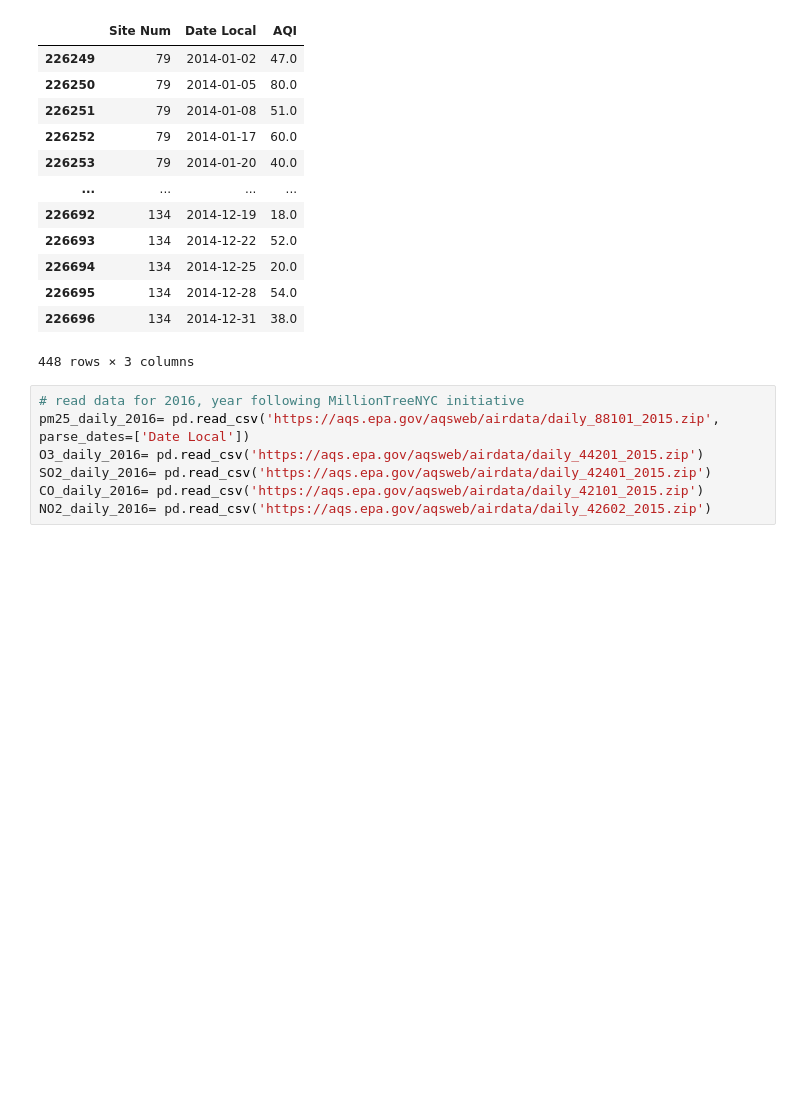
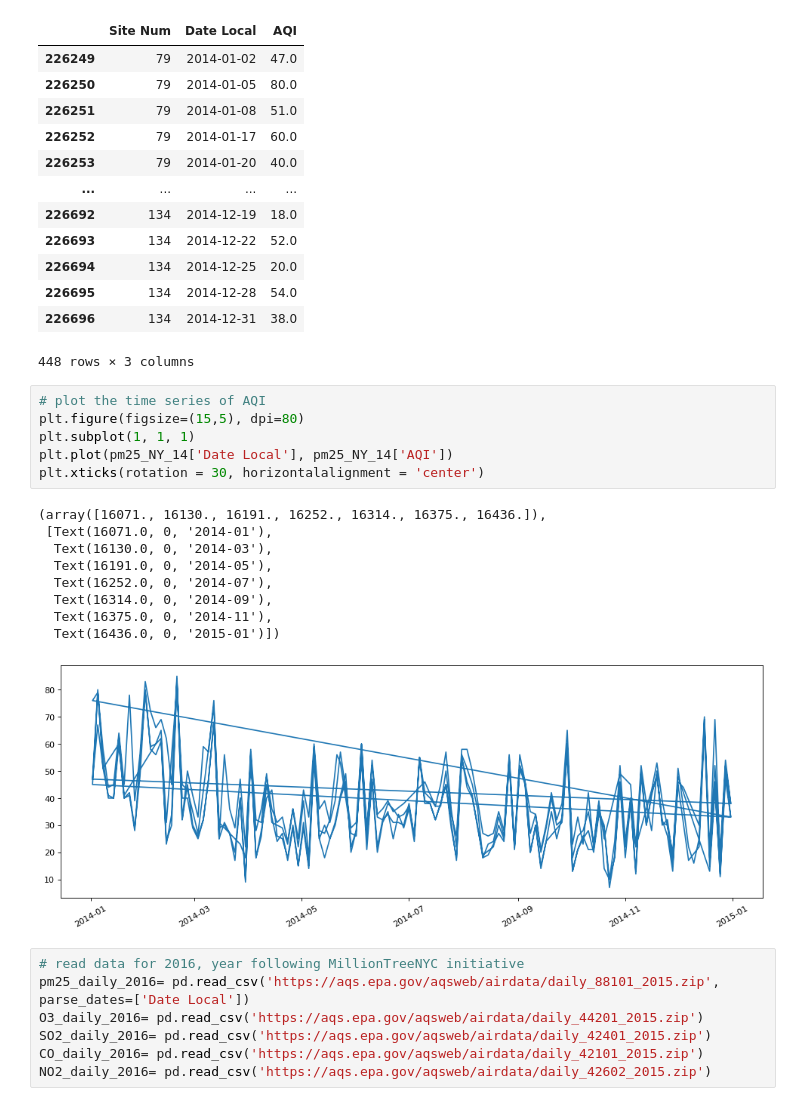
Before and after one commit to radleyciego/environmental-data-science, a Jupyter notebook: midterm/midterm.ipynb, the cells around one changed output. Drawn from its saved outputs; the diff is of its cells as text; blank space fills up the shorter version.

```diff
--- a/midterm/midterm.ipynb
+++ b/midterm/midterm.ipynb
@@ -219,6 +290,22 @@ pm25_NY_14
 | 226695 | 134 | 2014-12-28 | 54.0 |
 | 226696 | 134 | 2014-12-31 | 38.0 |
 448 rows × 3 columns
+# %%
+# plot the time series of AQI
+plt.figure(figsize=(15,5), dpi=80)
+plt.subplot(1, 1, 1)
+plt.plot(pm25_NY_14['Date Local'], pm25_NY_14['AQI'])
+plt.xticks(rotation = 30, horizontalalignment = 'center')
+# %% [output]
+(array([16071., 16130., 16191., 16252., 16314., 16375., 16436.]),
+ [Text(16071.0, 0, '2014-01'),
+  Text(16130.0, 0, '2014-03'),
+  Text(16191.0, 0, '2014-05'),
+  Text(16252.0, 0, '2014-07'),
+  Text(16314.0, 0, '2014-09'),
+  Text(16375.0, 0, '2014-11'),
+  Text(16436.0, 0, '2015-01')])
+[figure, added]
 # %%
 # read data for 2016, year following MillionTreeNYC initiative
 pm25_daily_2016= pd.read_csv('https://aqs.epa.gov/aqsweb/airdata/daily_88101_2015.zip', parse_dates=['Date Local'])
```
Also changed, not shown: parts of 14 cells of this notebook.
